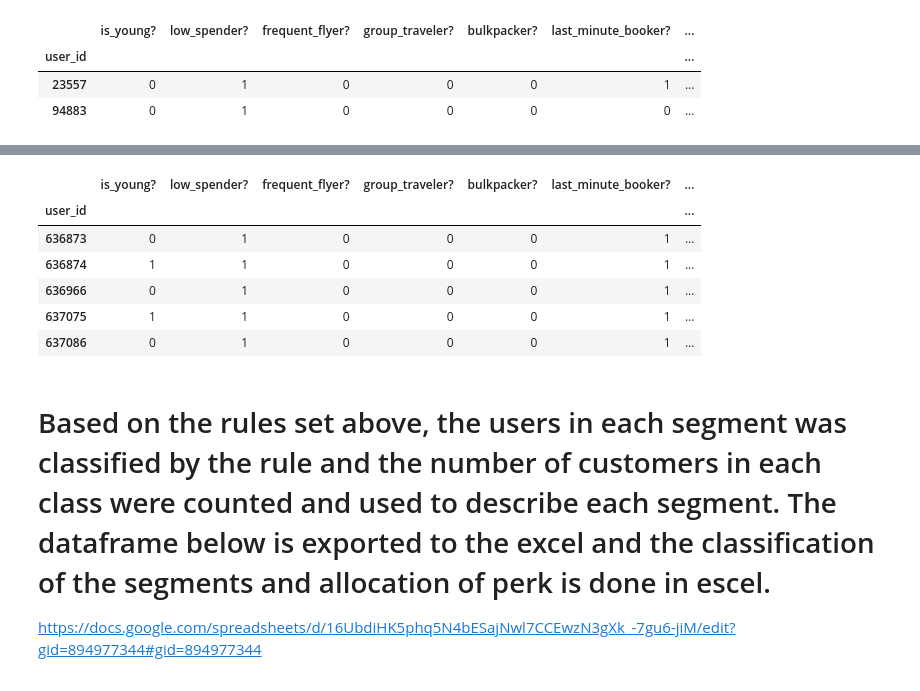
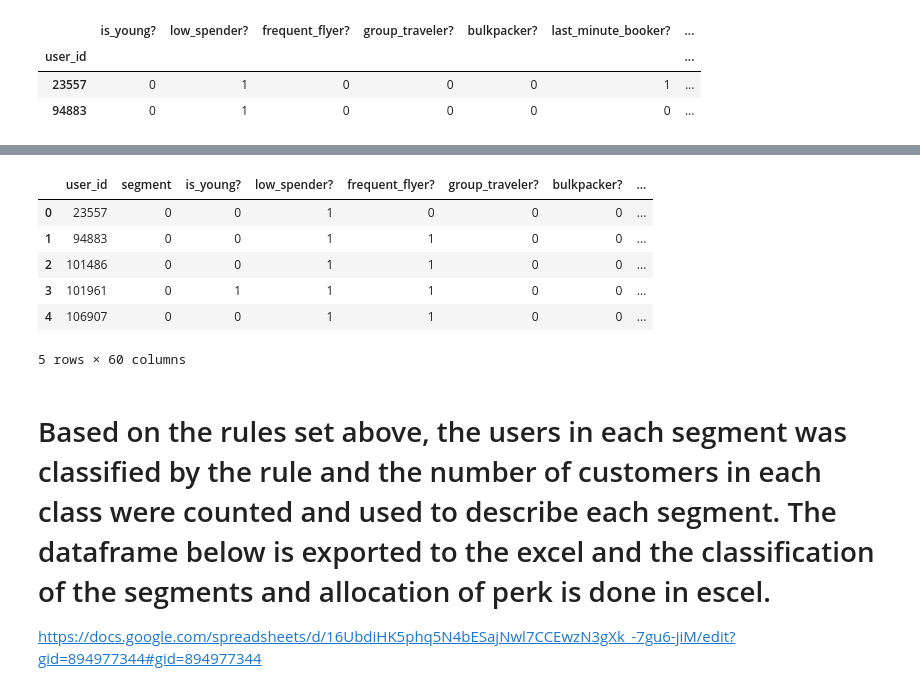
Before and after one commit to derewor/Travel-Tide-project, a Jupyter notebook: TravelTide_project_final.ipynb, the cells around one changed output, grey strips where cells are left out. Cells and saved outputs as stored; diff of their text form; code cells hidden in the pictures.

```diff
--- a/TravelTide_project_final.ipynb
+++ b/TravelTide_project_final.ipynb
@@ -1254,19 +1247,32 @@ segment_5 = sorted_cluster[sorted_cluster['segment']==5]
-# %%
-# download segment_0, segment_1, segement_2 ...........segment_6
-segment_0.head()
-segment_1.head()
-segment_2.head()
-segment_3.head()
-segment_4.head()
-segment_5.head()
-# %% [output]
-|  | is_young? | low_spender? | frequent_flyer? | group_traveler? | bulkpacker? | last_minute_booker? | ... |
-| user_id |  |  |  |  |  |  | ... |
-| 636873 | 0 | 1 | 0 | 0 | 0 | 1 | ... |
-| 636874 | 1 | 1 | 0 | 0 | 0 | 1 | ... |
-| 636966 | 0 | 1 | 0 | 0 | 0 | 1 | ... |
-| 637075 | 1 | 1 | 0 | 0 | 0 | 1 | ... |
-| 637086 | 0 | 1 | 0 | 0 | 0 | 1 | ... |
+# %%
+# Allocating perks for the individual segments base on the rule analyis
+def perk_allocate(row):
+  segment = row['segment']
+  if segment == 0:
+    return 'Free Access to Airline lounge'
+  elif segment == 1:
+    return 'Free hotel night'
+  elif segment == 2:
+    return '10% flight discount'
+  elif segment == 3:
+    return '10% Hotel discount'
+  elif segment == 4:
+    return '5% flight discount'
+  else:
+    return 'Free ride and hotel meal'
+sorted_cluster['perk'] = sorted_cluster.apply(perk_allocate, axis=1)
+# %%
+# Join the cluster_sorted dataframe with the user_base table i.e merged_table to link the individuals trip information
+segmented_table = sorted_cluster.merge(merged_table, how='inner', on=['user_id'])
+segmented_table.head()
+# %% [output]
+|  | user_id | segment | is_young? | low_spender? | frequent_flyer? | group_traveler? | bulkpacker? | ... |
+| 0 | 23557 | 0 | 0 | 1 | 0 | 0 | 0 | ... |
+| 1 | 94883 | 0 | 0 | 1 | 1 | 0 | 0 | ... |
+| 2 | 101486 | 0 | 0 | 1 | 1 | 0 | 0 | ... |
+| 3 | 101961 | 0 | 1 | 1 | 1 | 0 | 0 | ... |
+| 4 | 106907 | 0 | 0 | 1 | 1 | 0 | 0 | ... |
+5 rows × 60 columns
 # %% [markdown]
 # Based on the rules set above, the users in each segment was classified by the rule and the number of customers in each class were counted and used to describe each segment. The dataframe below is exported to the excel and the classification of the segments and allocation of perk is done in escel.
 https://docs.google.com/spreadsheets/d/16UbdiHK5phq5N4bESajNwl7CCEwzN3gXk_-7gu6-jiM/edit?gid=894977344#gid=894977344
```
Also changed, not shown: parts of 19 cells of this notebook.
